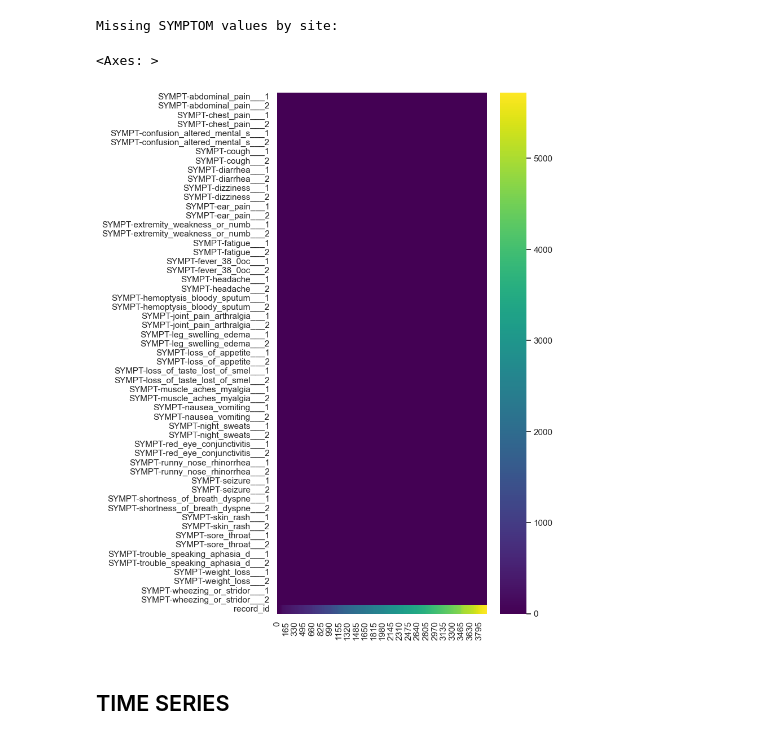
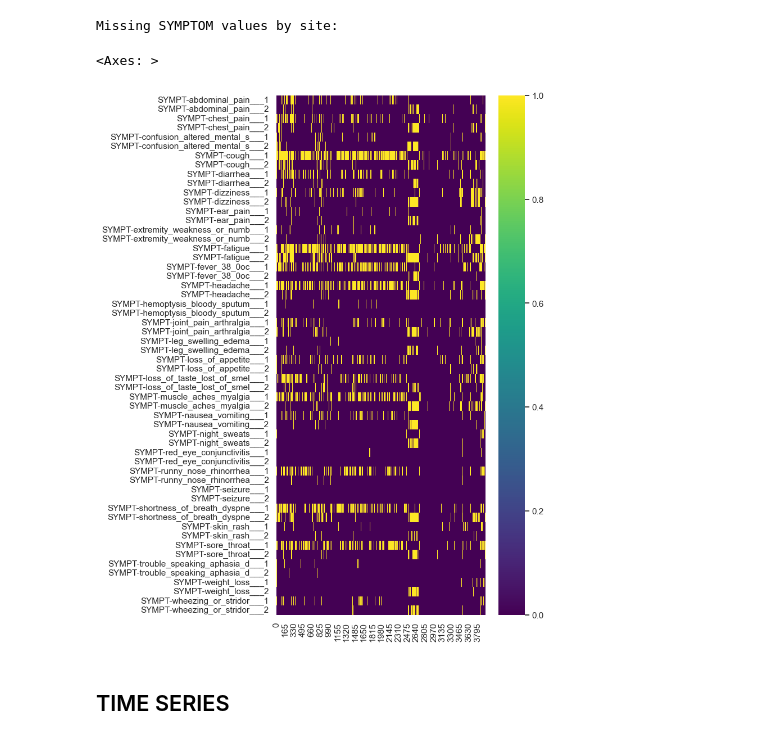
Before and after one commit to davidtweddell/lc_repo, a Jupyter notebook: 01-inspect-2024-10-12.ipynb, the cells around one changed output. Cells and saved outputs as stored; diff of their text form; code cells hidden in the pictures.

```diff
--- a/01-inspect-2024-10-12.ipynb
+++ b/01-inspect-2024-10-12.ipynb
@@ -224,7 +232,7 @@ site_name_dict = {
 # %%
 # read the list of symtpoms from the json file
 import json
-with open("../OUTPUT/list-symptoms.json", "r") as f:
+with open("./OUTPUT/list-symptoms.json", "r") as f:
     symptoms_list = json.load(f)
 
 # get all columns that start with the symptoms list
@@ -260,10 +268,15 @@ Missing SYMPTOM values by site:
 # %%
 fig, ax = plt.subplots(figsize=(6,12))
 # norm = mc.LogNorm(vmin=1, vmax=10)
-sns.heatmap(symptom_features.T, cbar=True, ax = ax, norm = None,cmap = 'viridis')
+
+
+
+pdf = symptom_features.drop('record_id', axis = 1).T
+
+sns.heatmap(pdf, cbar=True, ax = ax, norm = None,cmap = 'viridis')
 # %% [output]
 <Axes: >
-[figure, old version]
+[figure, new version]
 # %% [markdown]
 ## TIME SERIES
 # %%
```
Also changed, not shown: parts of 4 cells of this notebook.
